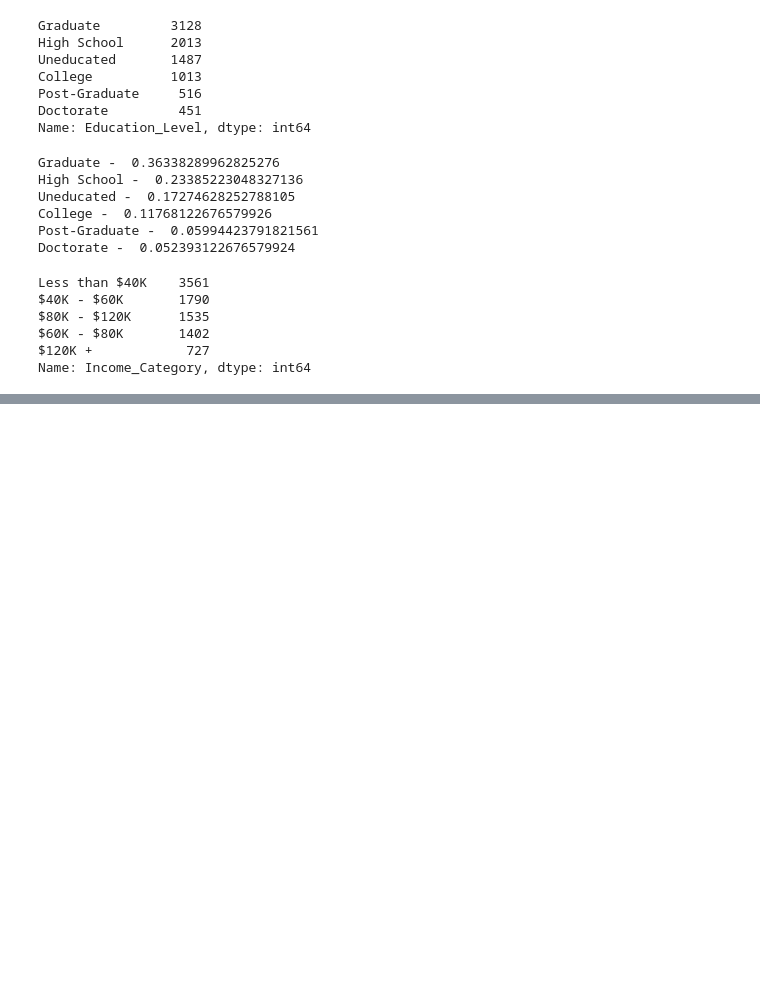
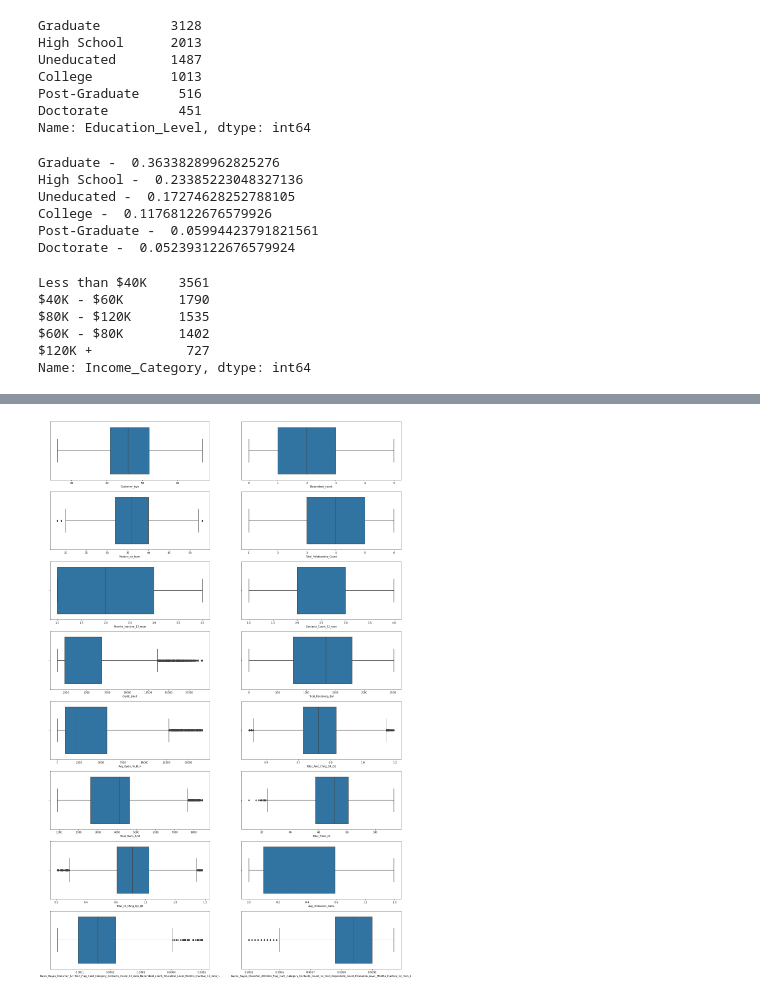
Before and after one commit to rnd4u-org/2021-knu-churn, a Jupyter notebook: PreProcessing2_task.ipynb, the cells around one changed output, grey strips where cells are left out. Cells and saved outputs as stored; diff of their text form; code cells hidden in the pictures; blank space fills up the shorter version.

```diff
--- a/PreProcessing2_task.ipynb
+++ b/PreProcessing2_task.ipynb
@@ -179,0 +295,13 @@ dtype: int64
+# %%
+for i in (2, 4) + tuple(range(9, 23)):
+    Q1=bank[bank.columns[i]].quantile(0.25)
+    Q3=bank[bank.columns[i]].quantile(0.75)
+    IQR=Q3-Q1
+    #print(Q1)
+    #print(Q3)
+    #print(IQR)
+    Lower_Whisker = Q1 - 1.5*IQR
+    Upper_Whisker = Q3 + 1.5*IQR
+    #print(Lower_Whisker, Upper_Whisker)
+    bank = bank[bank[bank.columns[i]] < Upper_Whisker]
+    bank = bank[bank[bank.columns[i]] > Lower_Whisker]
@@ -179,0 +330,15 @@ dtype: int64
+# %%
+"""
+в конечном итоге мы сделали так(
+"""
+fig, axs = mpl.subplots(8, 2, figsize=(25, 40))
+axes = [item for sublist in axs for item in sublist]
+j = 0
+
+for i in (2, 4) + tuple(range(9, 23)):
+    sns.boxplot(data=bank, x=bank.columns[i], ax=axes[j])
+    j += 1
+
+mpl.show()
+# %% [output]
+[figure, added]
```
Also changed, not shown: parts of 11 cells of this notebook, 1 other file.
